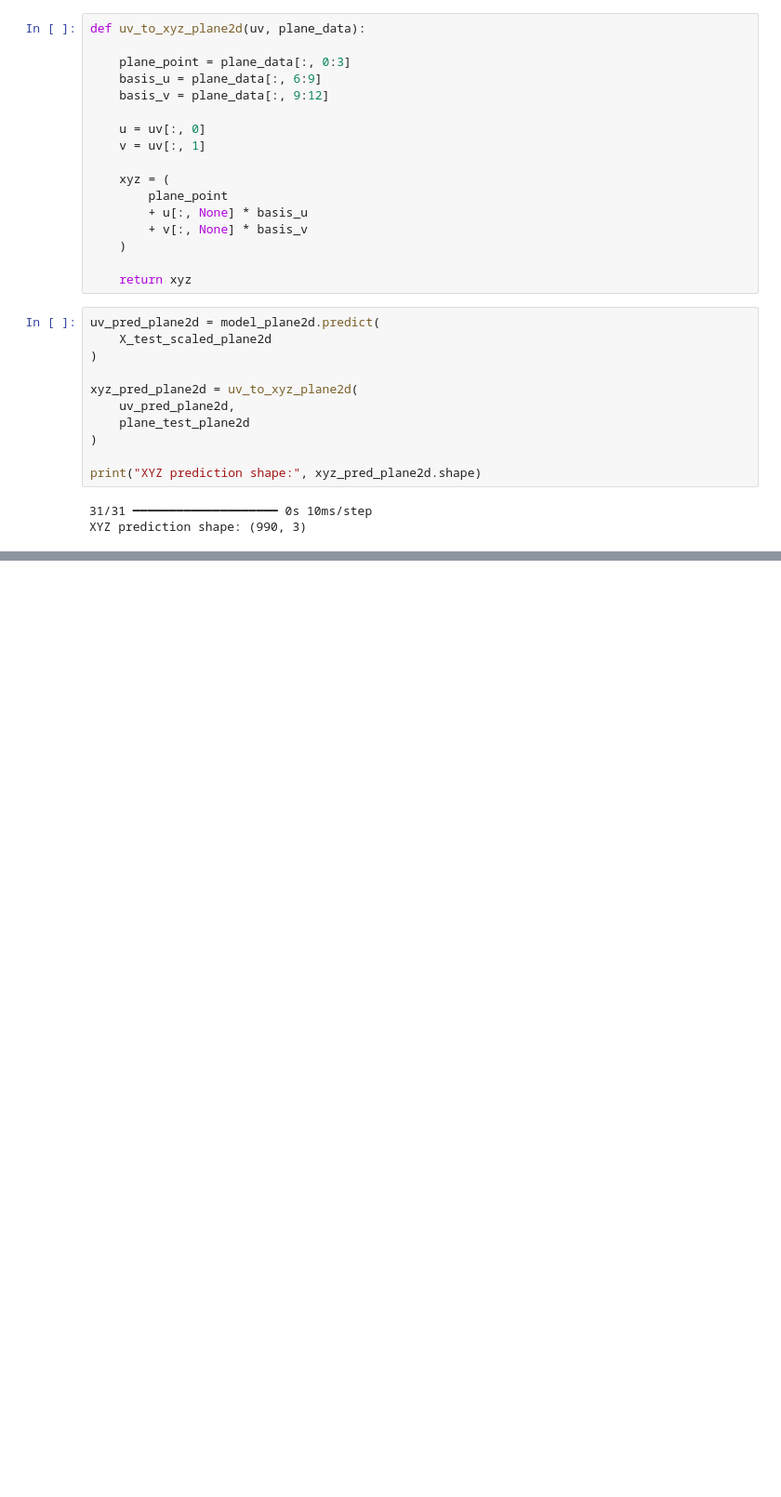
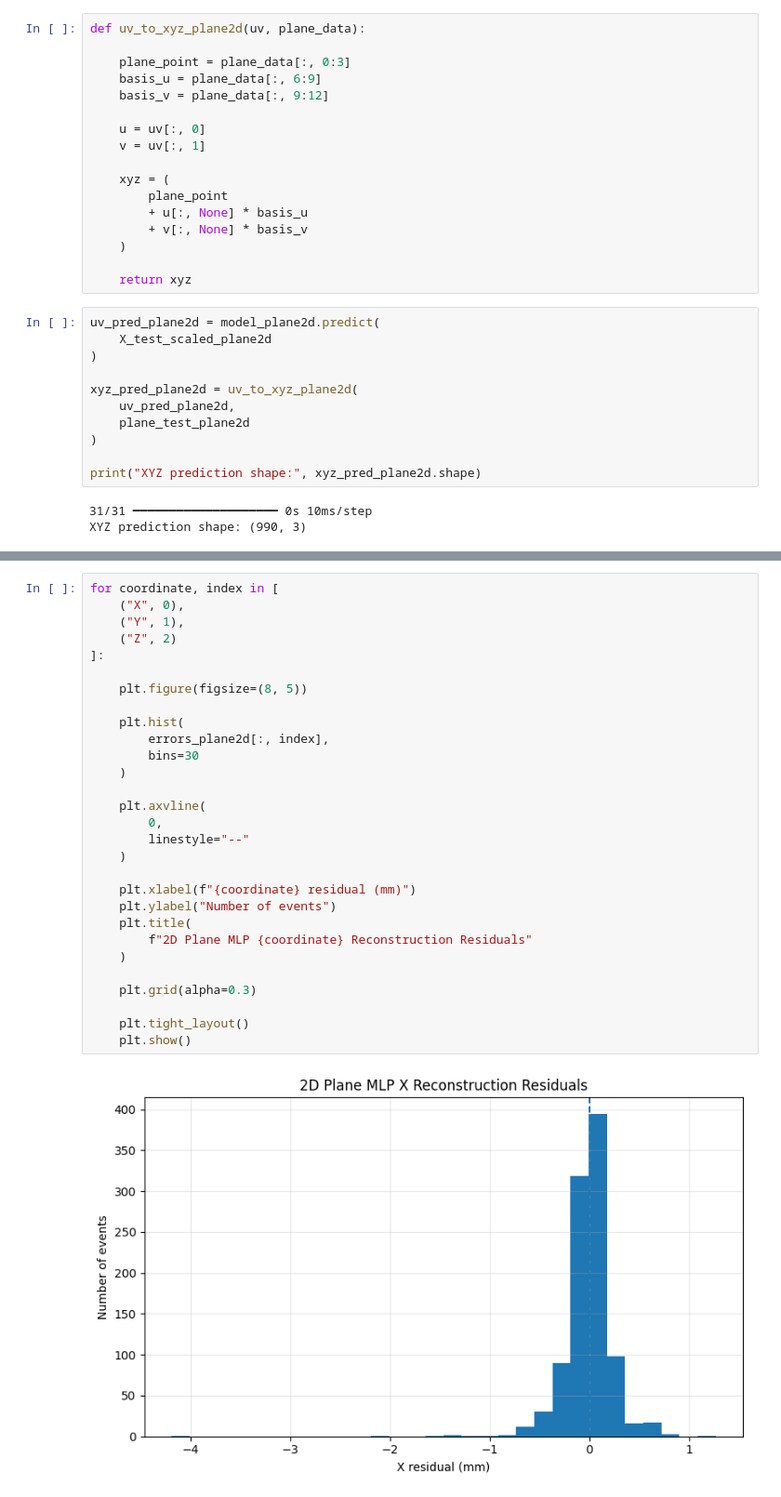
Before and after one commit to mw2304/SummerProject2026, a Jupyter notebook: testing2dplane.ipynb, the cells around one changed output, grey strips where cells are left out. Shown at 93% size. Cells and saved outputs as stored; diff of their text form; blank space fills up the shorter version.

```diff
--- a/testing2dplane.ipynb
+++ b/testing2dplane.ipynb
@@ -656,0 +831,31 @@ for coordinate, index, mae_val in figures:
+# %%
+for coordinate, index in [
+    ("X", 0),
+    ("Y", 1),
+    ("Z", 2)
+]:
+
+    plt.figure(figsize=(8, 5))
+
+    plt.hist(
+        errors_plane2d[:, index],
+        bins=30
+    )
+
+    plt.axvline(
+        0,
+        linestyle="--"
+    )
+
+    plt.xlabel(f"{coordinate} residual (mm)")
+    plt.ylabel("Number of events")
+    plt.title(
+        f"2D Plane MLP {coordinate} Reconstruction Residuals"
+    )
+
+    plt.grid(alpha=0.3)
+
+    plt.tight_layout()
+    plt.show()
+# %% [output]
+[figure, added]
```
Also changed, not shown: parts of 12 cells of this notebook.
